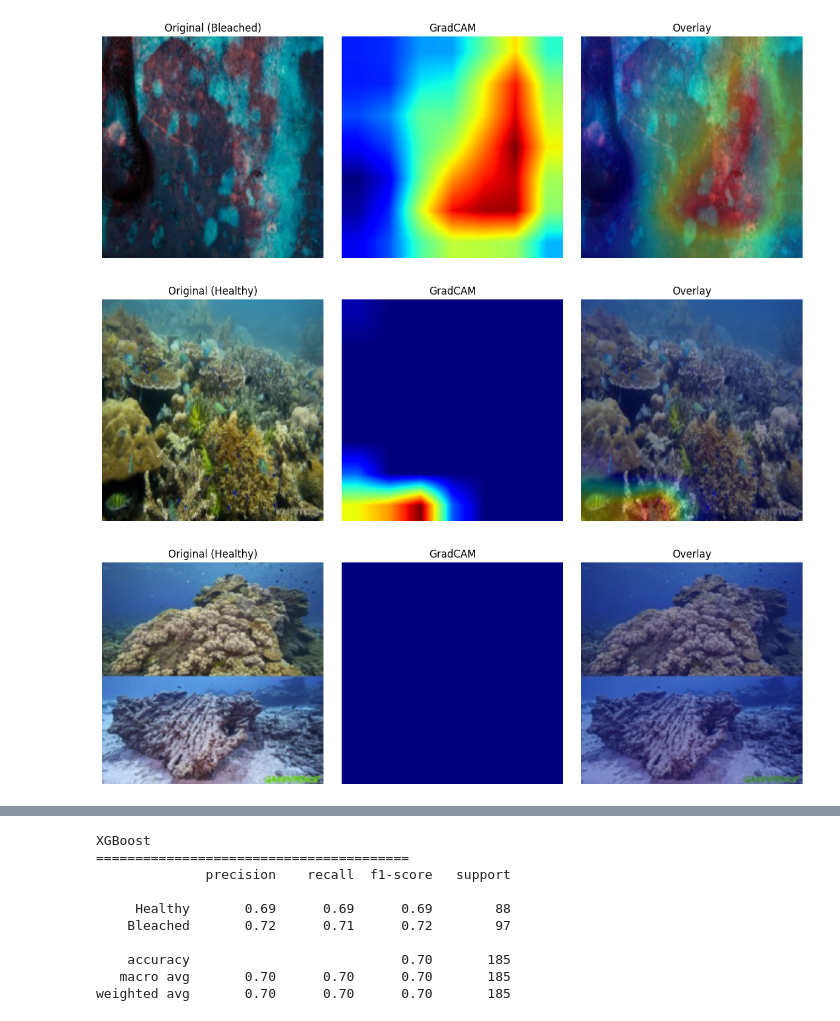
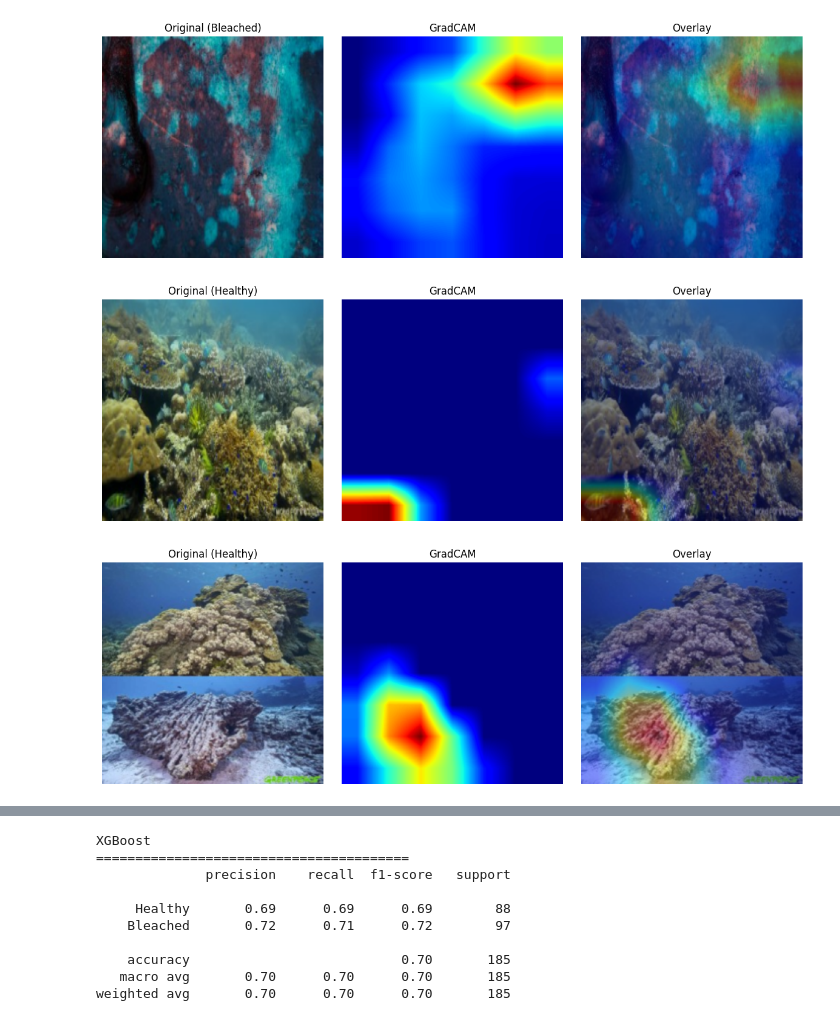
Before and after one commit to AkashXII/coralreef, a Jupyter notebook: notebooks/preprocess.ipynb, the cells around one changed output, grey strips where cells are left out. Saved outputs shown, nothing was run; the diff lists cells and outputs as text; code cells hidden in the pictures.

```diff
--- a/notebooks/preprocess.ipynb
+++ b/notebooks/preprocess.ipynb
@@ -1,5 +1,5 @@
 # %%
-import cv2, os, torch, numpy as np, matplotlib.pyplot as plt
+import cv2, os, torch, numpy as np, matplotlib.pyplot as plt, pickle
 import torchvision.models as models
 import torchvision.transforms as T
 import torch.nn as nn
@@ -86,30 +86,50 @@ def get_spectral_features(img):
 
 
 def get_gradcam(model, img_tensor):
+    model.eval()
     saved = {}
-    h1 = model.layer4[-1].register_forward_hook(lambda m,i,o: saved.update({"acts": o.detach()}))
-    h2 = model.layer4[-1].register_full_backward_hook(lambda m,gi,go: saved.update({"grads": go[0].detach()}))
-    model(img_tensor.unsqueeze(0).to(DEVICE)).backward()
-    h1.remove(); h2.remove()
-    acts, grads = saved["acts"][0].cpu().numpy(), saved["grads"][0].cpu().numpy()
-    cam = (grads.mean(axis=(1,2))[:, None, None] * acts).sum(axis=0)
-    cam = np.maximum(cam, 0)
-    cam = (cam - cam.min()) / (cam.max() + 1e-8)
+
+    h1 = model.layer4[-1].register_forward_hook(
+        lambda m, i, o: saved.update({"acts": o.detach()})
+    )
+    h2 = model.layer4[-1].register_full_backward_hook(
+        lambda m, gi, go: saved.update({"grads": go[0].detach()})
+    )
+
+    model.zero_grad()
+    out = model(img_tensor.unsqueeze(0).to(DEVICE))
+    out.backward()
+
+    h1.remove()
+    h2.remove()
+
+    acts  = saved["acts"][0].cpu().numpy()
+    grads = saved["grads"][0].cpu().numpy()
+    cam   = (grads.mean(axis=(1, 2))[:, None, None] * acts).sum(axis=0)
+    cam   = np.maximum(cam, 0)
+    cam   = (cam - cam.min()) / (cam.max() + 1e-8)
     return cv2.resize(cam, (224, 224))
 
 
 def show_gradcam(model, img_tensor, label, idx):
     cam  = get_gradcam(model, img_tensor)
-    orig = np.clip(img_tensor.permute(1,2,0).numpy().astype(np.float64) * [0.229,0.224,0.225] + [0.485,0.456,0.406], 0, 1)
-    heat = cv2.cvtColor(cv2.applyColorMap(np.uint8(255*cam), cv2.COLORMAP_JET), cv2.COLOR_BGR2RGB) / 255.0
+    orig = np.clip(
+        img_tensor.permute(1, 2, 0).numpy().astype(np.float64)
+        * [0.229, 0.224, 0.225] + [0.485, 0.456, 0.406],
+        0, 1
+    )
+    heat    = cv2.cvtColor(cv2.applyColorMap(np.uint8(255 * cam), cv2.COLORMAP_JET), cv2.COLOR_BGR2RGB) / 255.0
+    overlay = np.clip(0.65 * orig + 0.35 * heat, 0, 1)
 
-    plt.figure(figsize=(12, 4))
-    for i, (img, title) in enumerate(zip(
-        [orig, cam, 0.65*orig + 0.35*heat],
+    fig, axes = plt.subplots(1, 3, figsize=(12, 4))
+    for ax, img, title in zip(
+        axes,
+        [orig, cam, overlay],
         [f"Original ({'Bleached' if label==1 else 'Healthy'})", "GradCAM", "Overlay"]
-    )):
-        plt.subplot(1,3,i+1); plt.imshow(img, cmap="jet" if i==1 else None)
-        plt.title(title); plt.axis("off")
+    ):
+        ax.imshow(img, cmap="jet" if title == "GradCAM" else None)
+        ax.set_title(title)
+        ax.axis("off")
     plt.tight_layout()
     plt.savefig(f"gradcam_{idx}.png", dpi=150)
     plt.show()
@@ -129,15 +149,21 @@ def evaluate(name, y_true, y_pred):
 BASE = "../dataset"
 
 images, labels = load_images(BASE)
-X_train_imgs, X_val_imgs, y_train, y_val = train_test_split(images, labels, test_size=0.2, random_state=42, stratify=labels)
+X_train_imgs, X_val_imgs, y_train, y_val = train_test_split(
+    images, labels, test_size=0.2, random_state=42, stratify=labels
+)
 
 train_tensors = [train_transform(img) for img in X_train_imgs]
 val_tensors   = [val_transform(img)   for img in X_val_imgs]
 
 train_loader = torch.utils.data.DataLoader(
-    list(zip(train_tensors, [torch.tensor(l, dtype=torch.float32) for l in y_train])), batch_size=16, shuffle=True)
+    list(zip(train_tensors, [torch.tensor(l, dtype=torch.float32) for l in y_train])),
+    batch_size=16, shuffle=True
+)
 val_loader = torch.utils.data.DataLoader(
-    list(zip(val_tensors, [torch.tensor(l, dtype=torch.float32) for l in y_val])), batch_size=16)
+    list(zip(val_tensors, [torch.tensor(l, dtype=torch.float32) for l in y_val])),
+    batch_size=16
+)
 
 model = build_model()
 model = train_model(model, train_loader, val_loader)
@@ -152,6 +178,10 @@ X_feats = np.array([get_spectral_features(img) for img in images])
 Xt, Xv, yt, yv = train_test_split(X_feats, labels, test_size=0.2, random_state=42, stratify=labels)
 xgb = XGBClassifier(n_estimators=200, max_depth=4, learning_rate=0.05, eval_metric="logloss")
 xgb.fit(Xt, yt, eval_set=[(Xv, yv)], verbose=False)
+
+with open("xgb_model.pkl", "wb") as f:
+    pickle.dump(xgb, f)
+print("Models saved: best_model.pt, xgb_model.pkl")
 xgb_probs = xgb.predict_proba(Xv)[:, 1]
 xgb_preds = (xgb_probs > 0.5).astype(int)
 
@@ -171,7 +201,8 @@ plt.ylim(0.5, 1.0)
 plt.ylabel("Accuracy")
 plt.title("Model Comparison")
 for bar, acc in zip(bars, accs):
-    plt.text(bar.get_x() + bar.get_width()/2, bar.get_height() + 0.005, f"{acc:.4f}", ha="center", fontsize=11)
+    plt.text(bar.get_x() + bar.get_width()/2, bar.get_height() + 0.005,
+             f"{acc:.4f}", ha="center", fontsize=11)
 plt.tight_layout()
 plt.savefig("model_comparison.png", dpi=150)
 plt.show()
@@ -196,3 +227,3 @@ Epoch 30/30 | Val Acc: 0.8000
-[figure, old version]
+[figure, new version]
-[figure, old version]
+[figure, new version]
-[figure, old version]
+[figure, new version]
```
Also changed, not shown: parts of 1 cell of this notebook, 9 other files.
